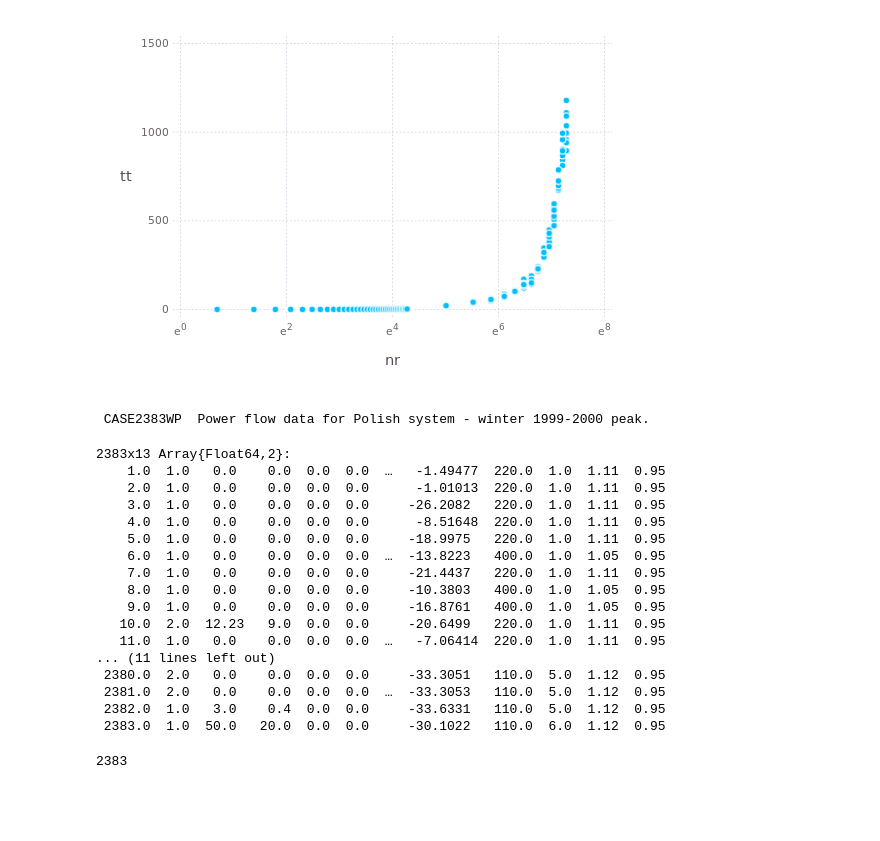
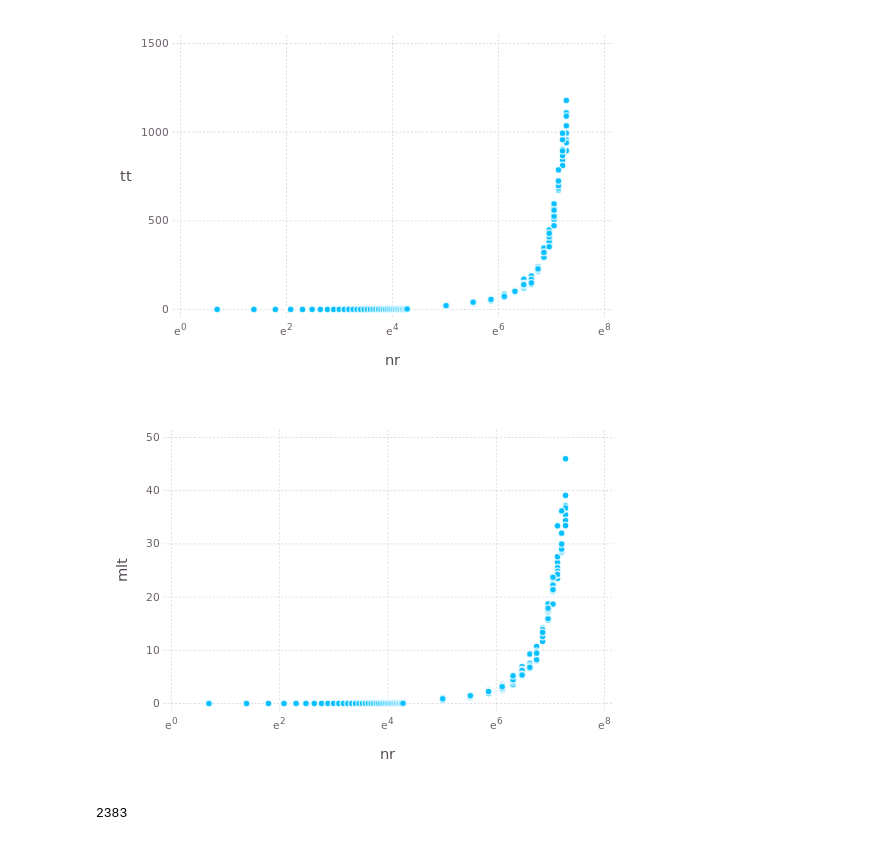
Before and after one commit to kersulis/TemporalInstanton.jl, a Jupyter notebook: nbs/2015-12-07 performance test suite.ipynb, the cells around one changed output. Drawn from its saved outputs; the diff is of its cells as text; code cells hidden in the pictures; blank space fills up the shorter version.

```diff
--- a/nbs/2015-12-07 performance test suite.ipynb
+++ b/nbs/2015-12-07 performance test suite.ipynb
@@ -62,29 +92,14 @@ layer(dfp,x="nr",y="mlt",Geom.point)
 )
 # %% [output]
 [figure]
-# %%
-using MatpowerCases
-mpc = loadcase("case2383wp")
-mpc["bus"]
-# %% [output]
- CASE2383WP  Power flow data for Polish system - winter 1999-2000 peak.
-2383x13 Array{Float64,2}:
-    1.0  1.0   0.0    0.0  0.0  0.0  …   -1.49477  220.0  1.0  1.11  0.95
-    2.0  1.0   0.0    0.0  0.0  0.0      -1.01013  220.0  1.0  1.11  0.95
-    3.0  1.0   0.0    0.0  0.0  0.0     -26.2082   220.0  1.0  1.11  0.95
-    4.0  1.0   0.0    0.0  0.0  0.0      -8.51648  220.0  1.0  1.11  0.95
-    5.0  1.0   0.0    0.0  0.0  0.0     -18.9975   220.0  1.0  1.11  0.95
-    6.0  1.0   0.0    0.0  0.0  0.0  …  -13.8223   400.0  1.0  1.05  0.95
-    7.0  1.0   0.0    0.0  0.0  0.0     -21.4437   220.0  1.0  1.11  0.95
-    8.0  1.0   0.0    0.0  0.0  0.0     -10.3803   400.0  1.0  1.05  0.95
-    9.0  1.0   0.0    0.0  0.0  0.0     -16.8761   400.0  1.0  1.05  0.95
-   10.0  2.0  12.23   9.0  0.0  0.0     -20.6499   220.0  1.0  1.11  0.95
-   11.0  1.0   0.0    0.0  0.0  0.0  …   -7.06414  220.0  1.0  1.11  0.95
-... (11 lines left out)
- 2380.0  2.0   0.0    0.0  0.0  0.0     -33.3051   110.0  5.0  1.12  0.95
- 2381.0  2.0   0.0    0.0  0.0  0.0  …  -33.3053   110.0  5.0  1.12  0.95
- 2382.0  1.0   3.0    0.4  0.0  0.0     -33.6331   110.0  5.0  1.12  0.95
- 2383.0  1.0  50.0   20.0  0.0  0.0     -30.1022   110.0  6.0  1.12  0.95
+# %%
+plot(Scale.color_discrete(),Scale.x_log,
+layer(dfr,x="nr",y="mlt",
+Geom.point),
+layer(dfp,x="nr",y="mlt",Geom.point)
+)
+# %% [output]
+[figure, added]
 # %%
 using PyPlot, DataFrames
 PyPlot.svg(true)
```
Also changed, not shown: parts of 7 cells of this notebook, 4 other files.
